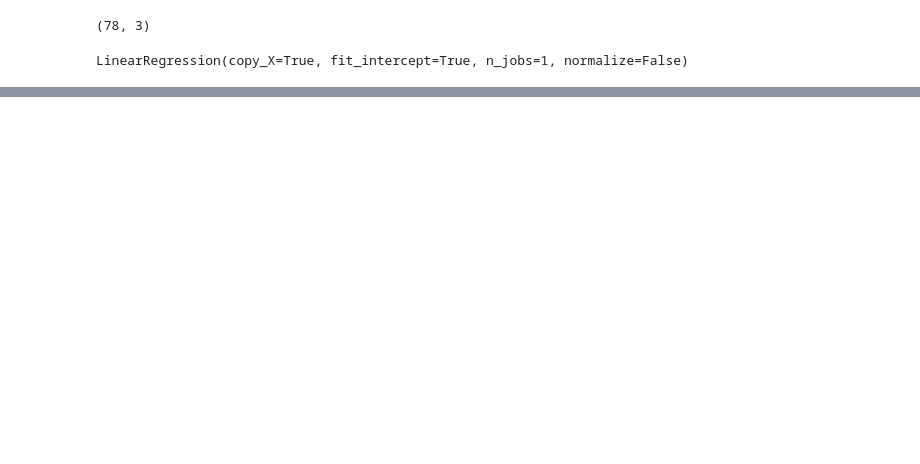
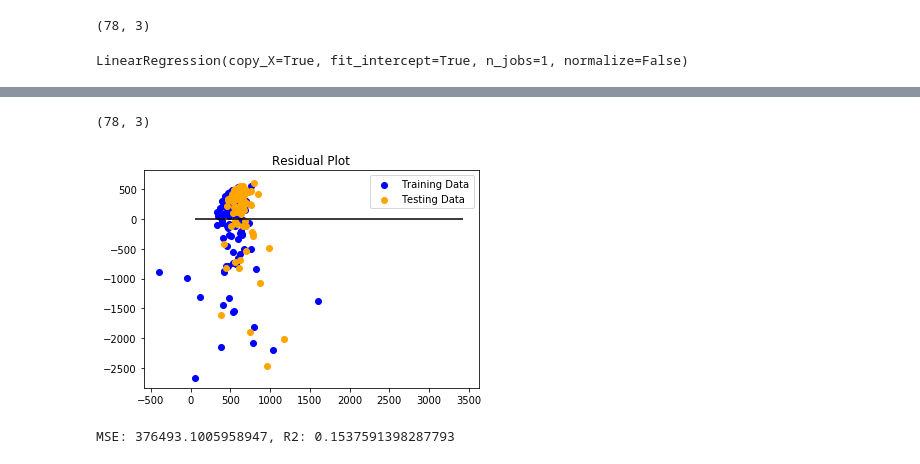
Before and after one commit to Gan001/dataviz-final-project, a Jupyter notebook: ML_Air.ipynb, the cells around one changed output, grey strips where cells are left out. Cells and saved outputs as stored; diff of their text form; code cells hidden in the pictures; blank space fills up the shorter version.

```diff
--- a/ML_Air.ipynb
+++ b/ML_Air.ipynb
@@ -190,2 +224,0 @@ MSE: 369283.56791433797, R2: 0.1699639550782931
-# %%
-nz_ml_df["2_week_ago_diff_2_week_ago_visitors"] = nz_ml_df["visitors"] - nz_ml_df["2_week_ago_visitors"]
@@ -191,0 +245,3 @@ nz_ml_df["2_week_ago_diff_2_week_ago_visitors"] = nz_ml_df["visitors"] - nz_ml_d
+# %%
+week_three_nz_ml_df = nz_ml_df.loc[nz_ml_df["current_week"] == 3]
+week_three_nz_ml_df.head(5)
@@ -191,0 +255,56 @@ nz_ml_df["2_week_ago_diff_2_week_ago_visitors"] = nz_ml_df["visitors"] - nz_ml_d
+# %%
+features = ['air_area_name','current_week','1_week_ago_diff_1_week_ago_visitors']
+X_3 = week_three_nz_ml_df[list(features)].values
+y_3 = week_three_nz_ml_df['visitors'].values
+y_3 = y_3.reshape(-1,1)
+y_3.shape
+X_3.shape
+# %% [output]
+(78, 3)
+# %%
+from sklearn.preprocessing import StandardScaler
+
+# Create a StandardScater model and fit it to the training data
+
+### BEGIN SOLUTION
+X_train = X
+y_train = y
+### END SOLUTION
+
+X_test = X_3
+y_test = y_3
+# %%
+#FIT NEW DATA IN
+
+model.fit(X_train, y_train)
+### END SOLUTION
+
+# Make predictions using the X_test_scaled data
+# Plot y_test_scaled vs y_test_scaled
+# Scatter plot y_test_scaled vs predictions
+
+### BEGIN SOLUTION
+predictions = model.predict(X_test)
+# model.fit(X_train_scaled, y_train_scaled)
+plt.scatter(model.predict(X_train), model.predict(X_train) - y_train, c="blue", label="Training Data")
+plt.scatter(model.predict(X_test), model.predict(X_test) - y_test, c="orange", label="Testing Data")
+plt.legend()
+plt.hlines(y=0, xmin=y_test.min(), xmax=y_test.max())
+plt.title("Residual Plot")
+plt.show()
+### END SOLUTION
+# %% [output]
+[figure, added]
+# %%
+# Used X_test_scaled, y_test_scaled, and model.predict(X_test_scaled) to calculate MSE and R2
+
+### BEGIN SOLUTION
+from sklearn.metrics import mean_squared_error
+
+MSE = mean_squared_error(y_test, predictions)
+r2 = model.score(X_test, y_test)
+### END SOLUTION
+
+print(f"MSE: {MSE}, R2: {r2}")
+# %% [output]
+MSE: 376493.1005958947, R2: 0.1537591398287793
```
Also changed, not shown: parts of 26 cells of this notebook, 4 other files.
